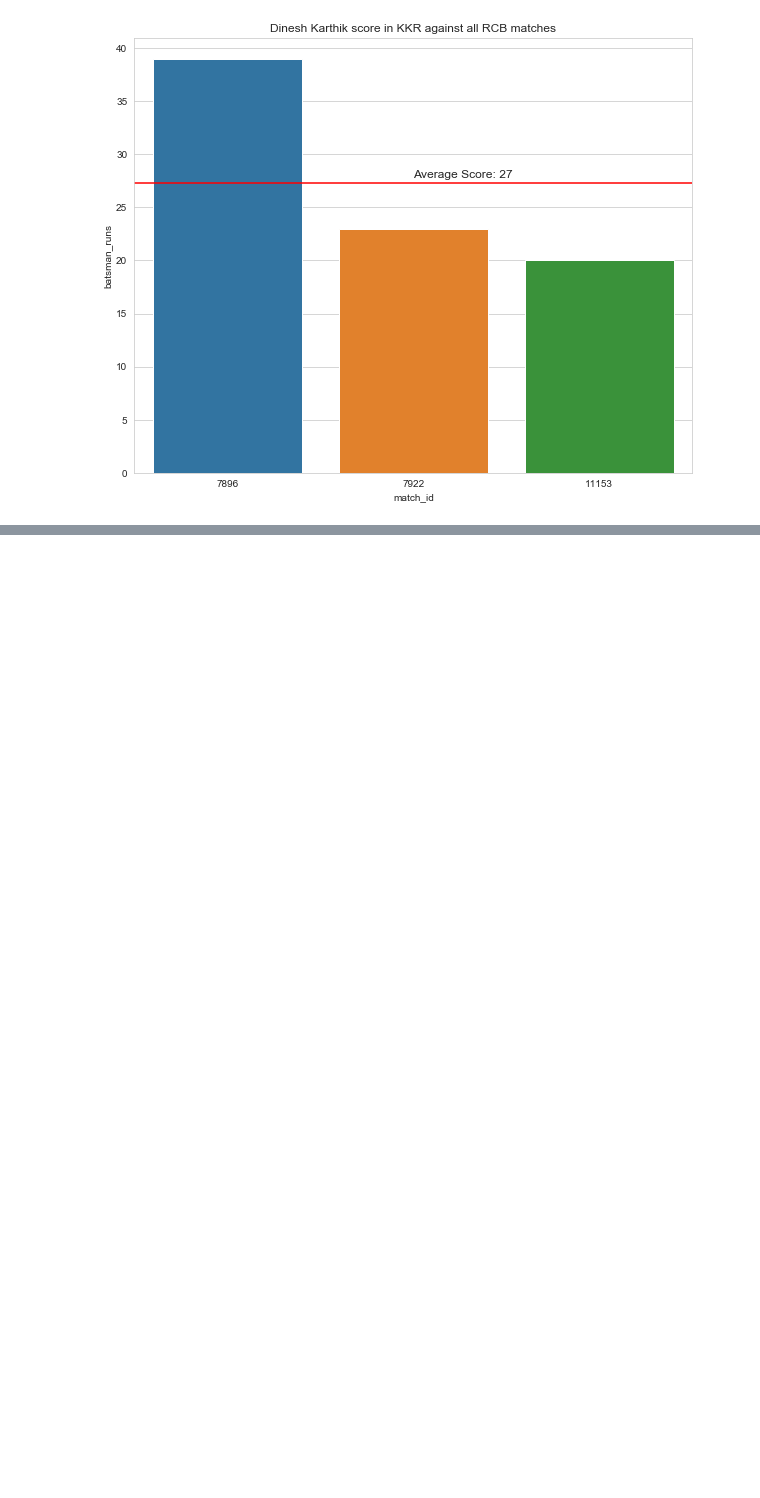
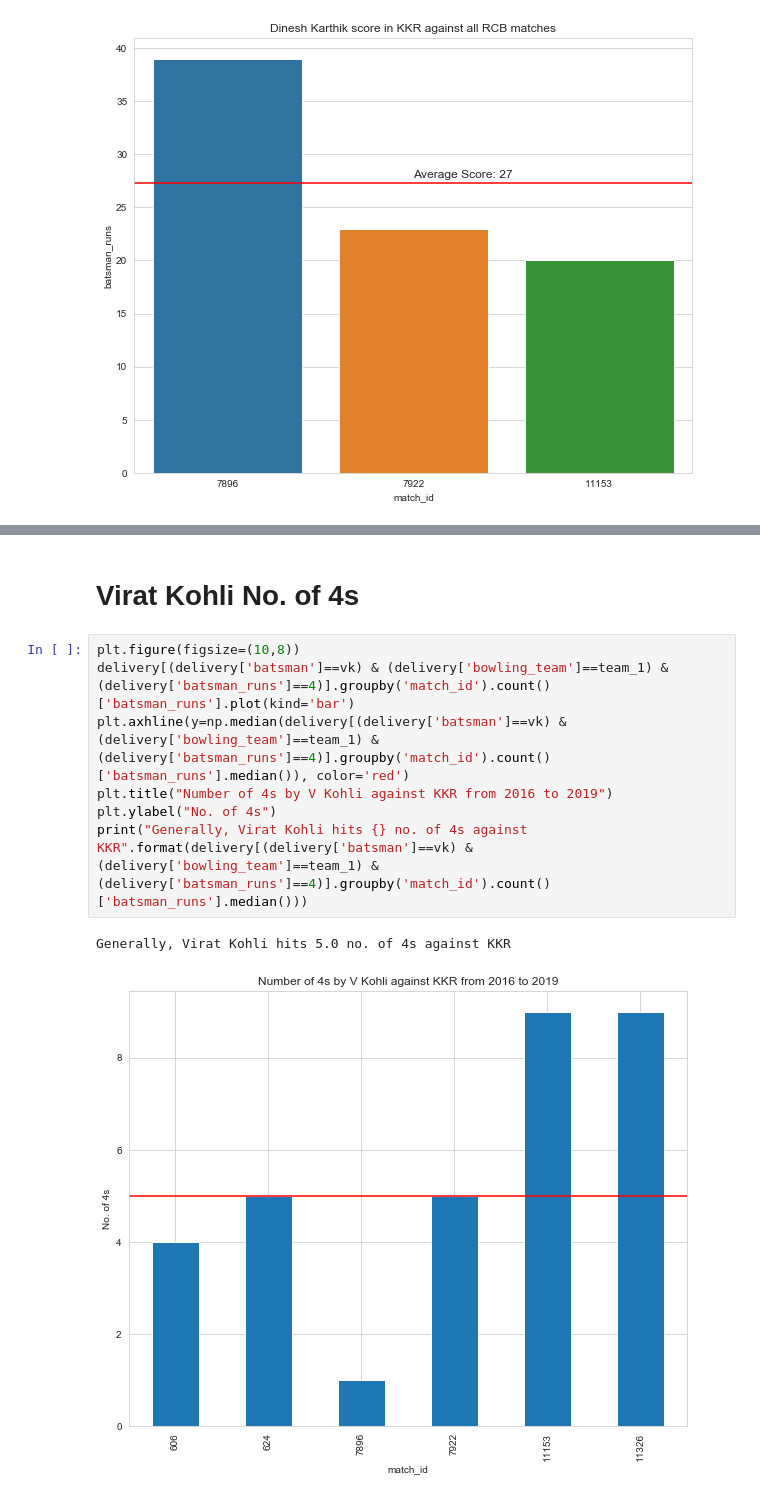
Before and after one commit to bhaskar-29/Widhya, a Jupyter notebook: 11 Oct.ipynb, the cells around one changed output, grey strips where cells are left out. Drawn from its saved outputs; the diff is of its cells as text; blank space fills up the shorter version.

```diff
--- a/11 Oct.ipynb
+++ b/11 Oct.ipynb
@@ -183,0 +124,12 @@ plt.xticks([])
+# %% [markdown]
+#  Virat Kohli No. of 4s
+# %%
+plt.figure(figsize=(10,8))
+delivery[(delivery['batsman']==vk) & (delivery['bowling_team']==team_1) & (delivery['batsman_runs']==4)].groupby('match_id').count()['batsman_runs'].plot(kind='bar')
+plt.axhline(y=np.median(delivery[(delivery['batsman']==vk) & (delivery['bowling_team']==team_1) & (delivery['batsman_runs']==4)].groupby('match_id').count()['batsman_runs'].median()), color='red')
+plt.title("Number of 4s by V Kohli against KKR from 2016 to 2019")
+plt.ylabel("No. of 4s")
+print("Generally, Virat Kohli hits {} no. of 4s against KKR".format(delivery[(delivery['batsman']==vk) & (delivery['bowling_team']==team_1) & (delivery['batsman_runs']==4)].groupby('match_id').count()['batsman_runs'].median()))
+# %% [output]
+Generally, Virat Kohli hits 5.0 no. of 4s against KKR
+[figure, added]
```
Also changed, not shown: parts of 22 cells of this notebook.
